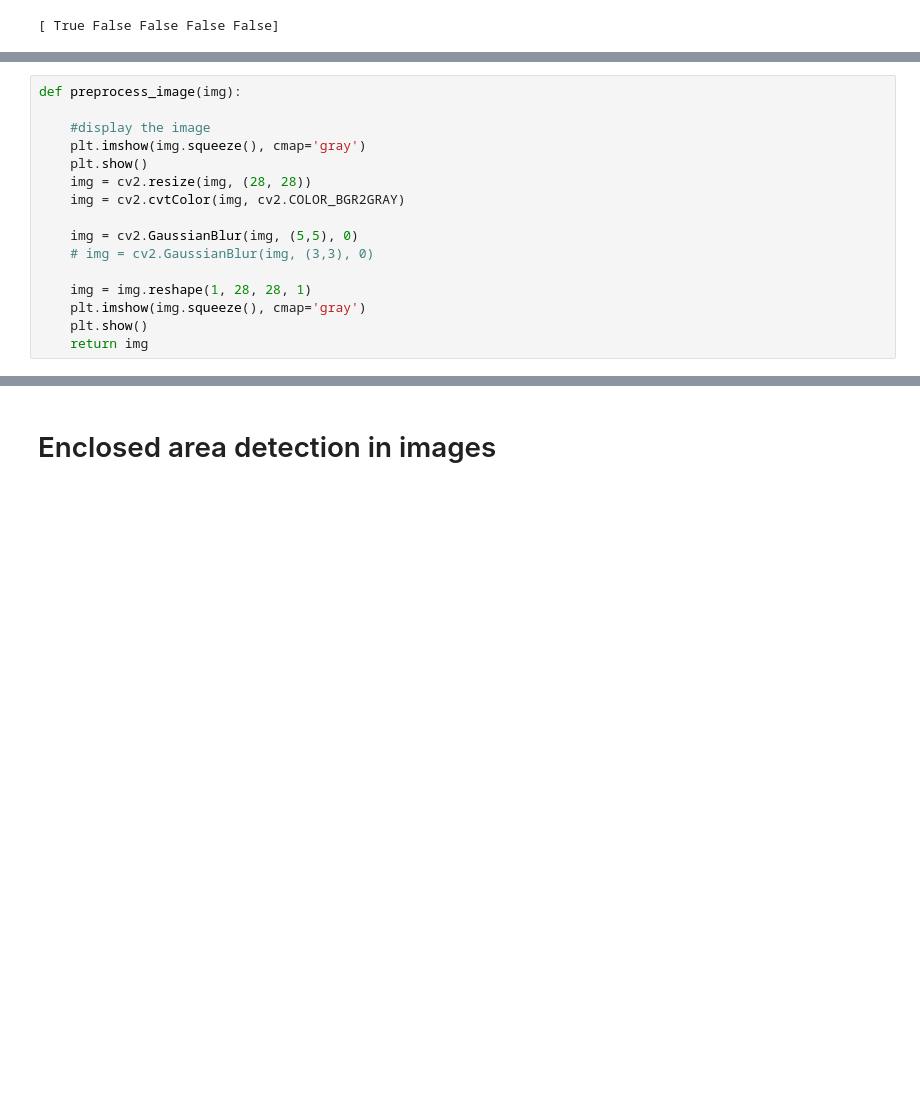
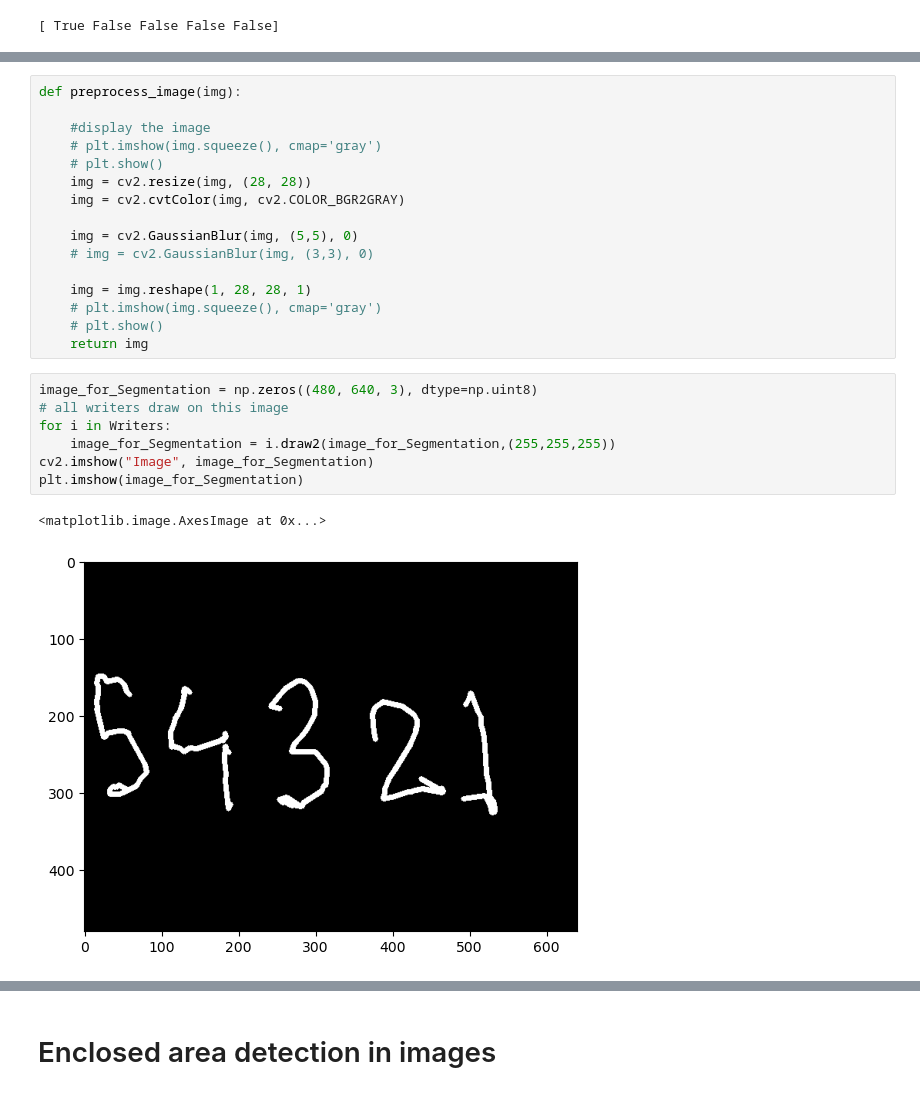
Before and after one commit to Navneetkrh/AirWritingAndDetection, a Jupyter notebook: AIR_WRITING_WITH_RECOG.ipynb, the cells around one changed output, grey strips where cells are left out. Cells and saved outputs as stored; diff of their text form; blank space fills up the shorter version.

```diff
--- a/AIR_WRITING_WITH_RECOG.ipynb
+++ b/AIR_WRITING_WITH_RECOG.ipynb
@@ -464,8 +469,8 @@ for i in Writers:
 def preprocess_image(img):
 
     #display the image
-    plt.imshow(img.squeeze(), cmap='gray')
-    plt.show()
+    # plt.imshow(img.squeeze(), cmap='gray')
+    # plt.show()
     img = cv2.resize(img, (28, 28))
     img = cv2.cvtColor(img, cv2.COLOR_BGR2GRAY)
 
@@ -473,7 +478,17 @@ def preprocess_image(img):
     # img = cv2.GaussianBlur(img, (3,3), 0)
 
     img = img.reshape(1, 28, 28, 1)
-    plt.imshow(img.squeeze(), cmap='gray')
-    plt.show()
+    # plt.imshow(img.squeeze(), cmap='gray')
+    # plt.show()
     return img
+# %%
+image_for_Segmentation = np.zeros((480, 640, 3), dtype=np.uint8)
+# all writers draw on this image
+for i in Writers:
+    image_for_Segmentation = i.draw2(image_for_Segmentation,(255,255,255))
+cv2.imshow("Image", image_for_Segmentation)
+plt.imshow(image_for_Segmentation)
+# %% [output]
+<matplotlib.image.AxesImage at 0x...>
+[figure, added]
 # %%
```
Also changed, not shown: parts of 6 cells of this notebook, 10 other files.
